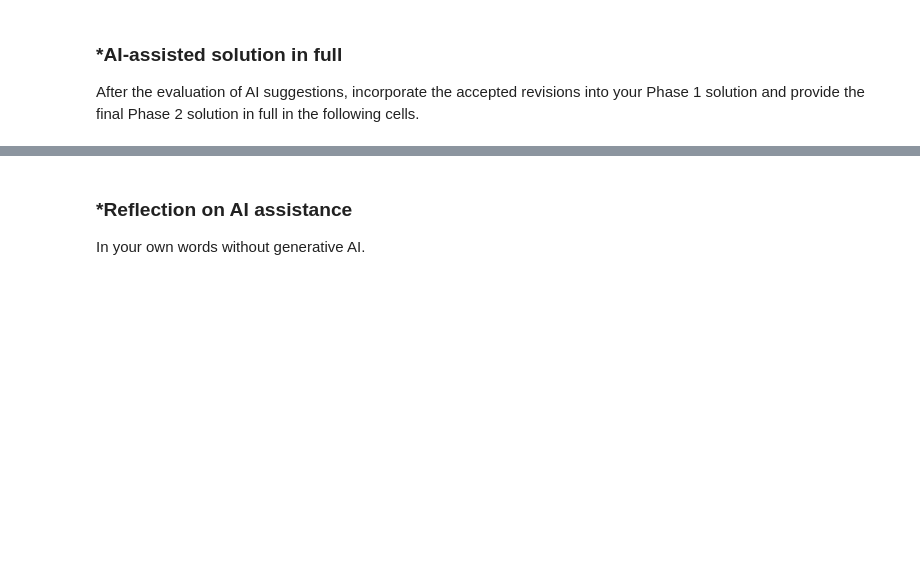
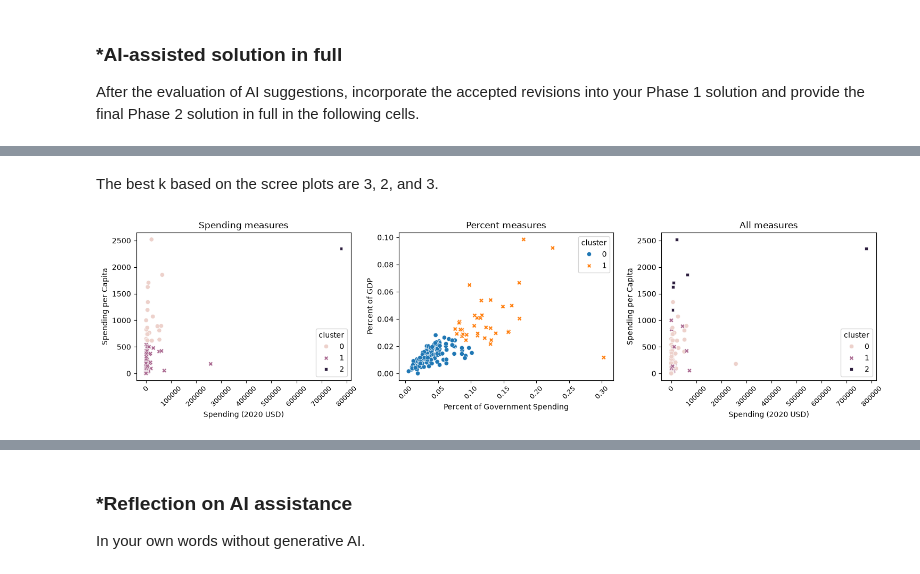
Before and after one commit to lawsonpham/A04-clustering, a Jupyter notebook: notebook.ipynb, the cells around one changed output, grey strips where cells are left out. Drawn from its saved outputs; the diff is of its cells as text; code cells hidden in the pictures; blank space fills up the shorter version.

```diff
--- a/notebook.ipynb
+++ b/notebook.ipynb
@@ -378,0 +557,47 @@ After the evaluation of AI suggestions, incorporate the accepted revisions into
+# %% [markdown]
+The best k based on the scree plots are 3, 2, and 3.
+# %%
+chosen_k = {
+    "Spending measures": 3,
+    "Percent measures": 2,
+    "All measures": 3,
+}
+# %%
+clustered = {}
+
+for name, cols in feature_sets.items():
+    X = scaled[cols]
+    k = chosen_k[name]
+
+    model = KMeans(
+        n_clusters=k,
+        max_iter=300,
+        n_init=10,
+        random_state=0,
+    )
+    labels = model.fit_predict(X)
+
+    result = data[["Country"] + features].copy()
+    result["cluster"] = labels
+    clustered[name] = result
+# %%
+import numpy as np
+fig, axes = plt.subplots(1, 3, figsize=(15, 4))
+
+for ax, (name, result) in zip(axes, clustered.items()):
+    x_col, y_col = feature_sets[name][:2]
+    sns.scatterplot(
+        data=result,
+        x=x_col,
+        y=y_col,
+        hue="cluster",
+        style="cluster",
+        ax=ax,
+    )
+    ax.set_title(name)
+    ax.tick_params(axis="x", labelrotation=45, labelsize=9)
+
+plt.tight_layout()
+plt.show()
+# %% [output]
+[figure, added]
```
Also changed, not shown: parts of 25 cells of this notebook.
